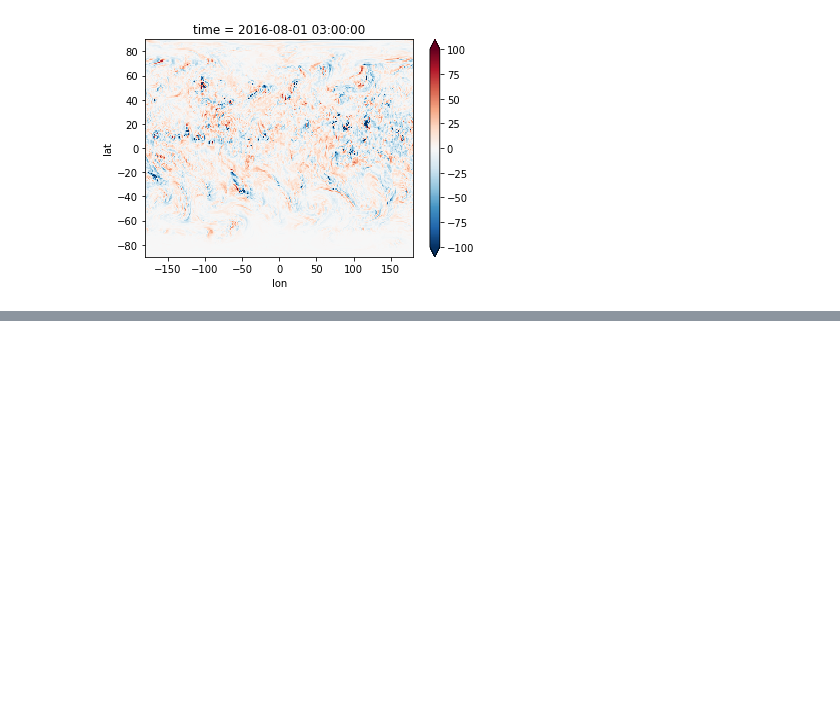
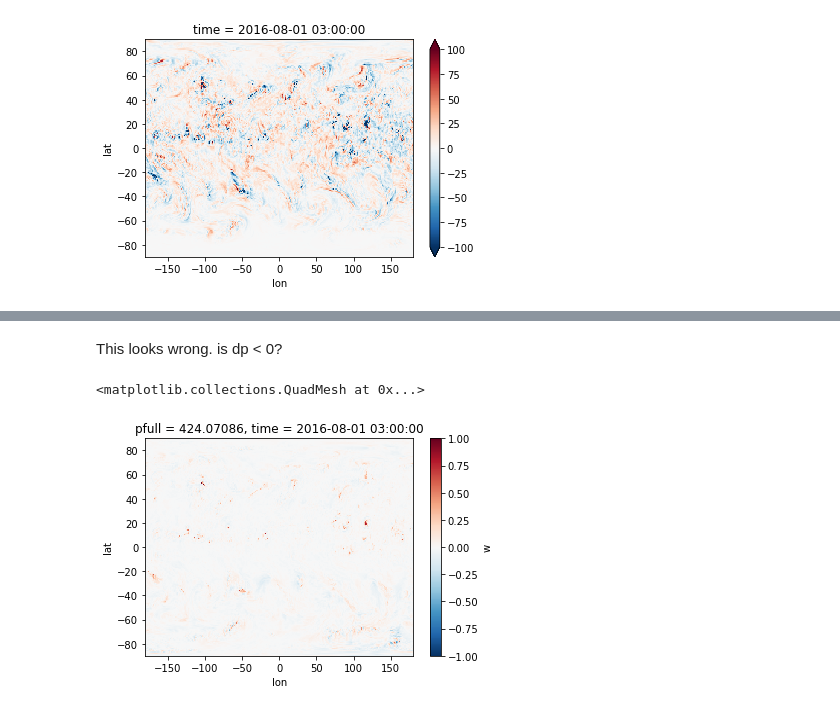
Before and after one commit to ai2cm/fv3net, a Jupyter notebook: notebooks/development/2019-08-30-apparent source.ipynb, the cells around one changed output, grey strips where cells are left out. Saved outputs shown, nothing was run; the diff lists cells and outputs as text; code cells hidden in the pictures; blank space fills up the shorter version.

```diff
--- a/notebooks/development/2019-08-30-apparent source.ipynb
+++ b/notebooks/development/2019-08-30-apparent source.ipynb
@@ -31,0 +51,7 @@ net_precitation[0].plot(vmax=100)
+# %% [markdown]
+This looks wrong. is dp < 0?
+# %%
+ds.w[0, -40].plot(vmax=1.0)
+# %% [output]
+<matplotlib.collections.QuadMesh at 0x...>
+[figure, added]
```
Also changed, not shown: parts of 19 cells of this notebook, 2 other files.
